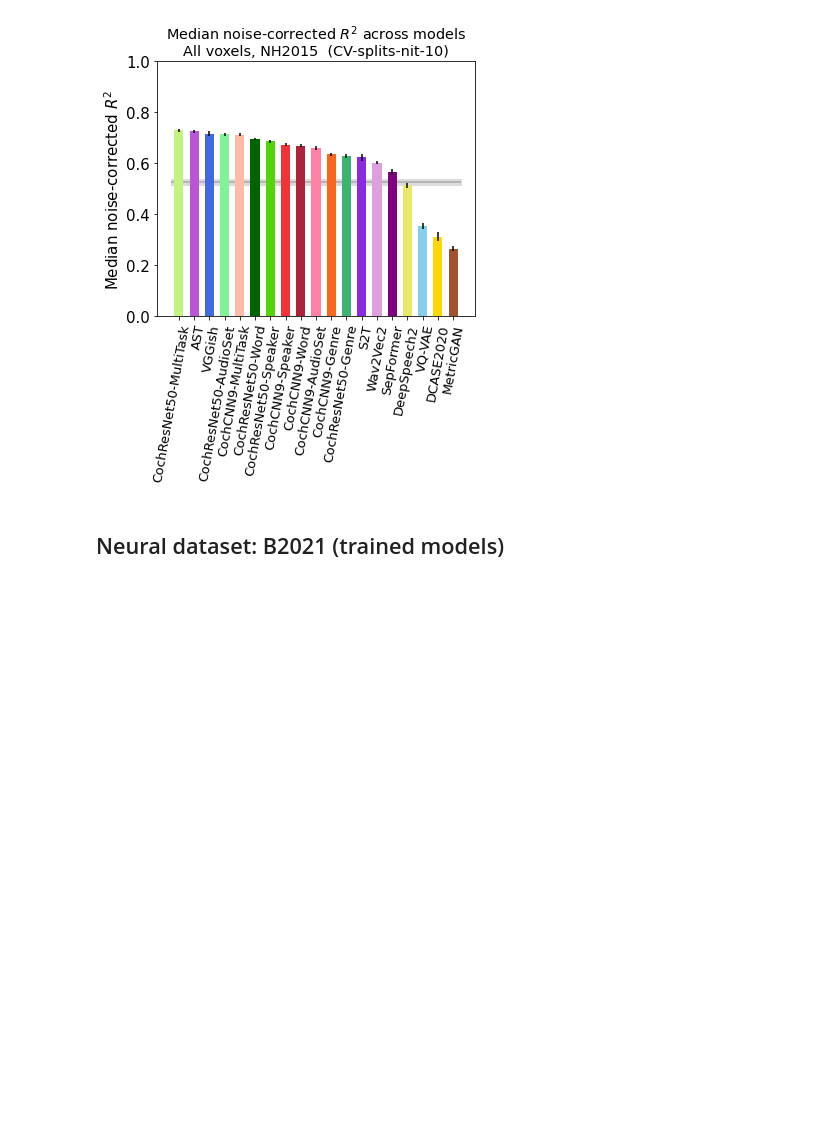
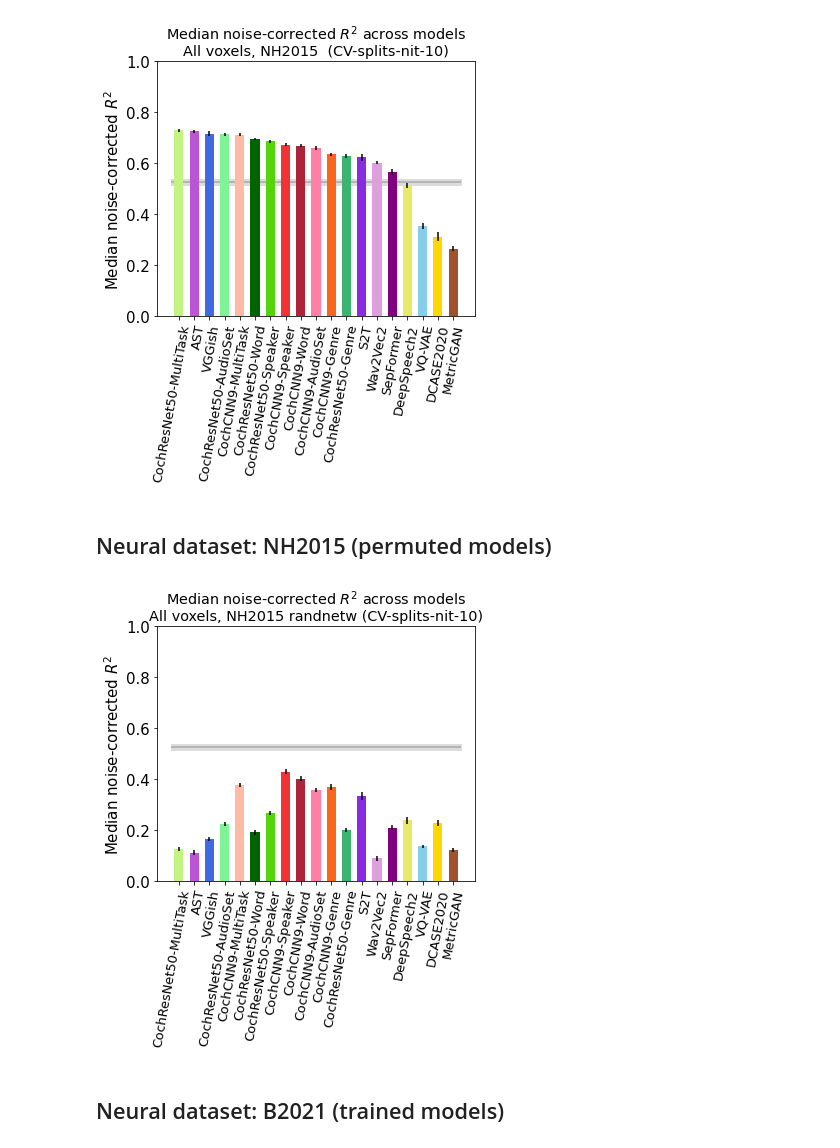
Before and after one commit to gretatuckute/auditory_brain_dnn, a Jupyter notebook: aud_dnn/analyze/generate_Figure2.ipynb, the cells around one changed output. Saved outputs shown, nothing was run; the diff lists cells and outputs as text; code cells hidden in the pictures; blank space fills up the shorter version.

Commit message:
Update notebooks for generating plots in the paper

```diff
--- a/aud_dnn/analyze/generate_Figure2.ipynb
+++ b/aud_dnn/analyze/generate_Figure2.ipynb
@@ -27,6 +27,25 @@ barplot_across_models(source_models=source_models,
                       box_aspect=0.8)
 # %% [output]
 [figure]
+# %% [markdown]
+## Neural dataset: NH2015 (permuted models)
+# %%
+target = 'NH2015'
+permuted_network = 'True'
+source_models = [model for model in FIG_2_5_MODEL_LIST if model != 'spectemp']
+
+barplot_across_models(source_models=source_models,
+                      target=target,
+                      roi=None,
+                      save=SAVEDIR,
+                      randnetw=permuted_network,
+                      aggregation='CV-splits-nit-10',
+                      value_of_interest='median_r2_test_c',
+                      sort_by=NH2015_all_models_performance_order,
+                      add_savestr=f'',
+                      box_aspect=0.8)
+# %% [output]
+[figure, added]
 # %% [markdown]
 ## Neural dataset: B2021 (trained models)
 # %%
```
Also changed, not shown: parts of 7 cells of this notebook, 8 other files.
